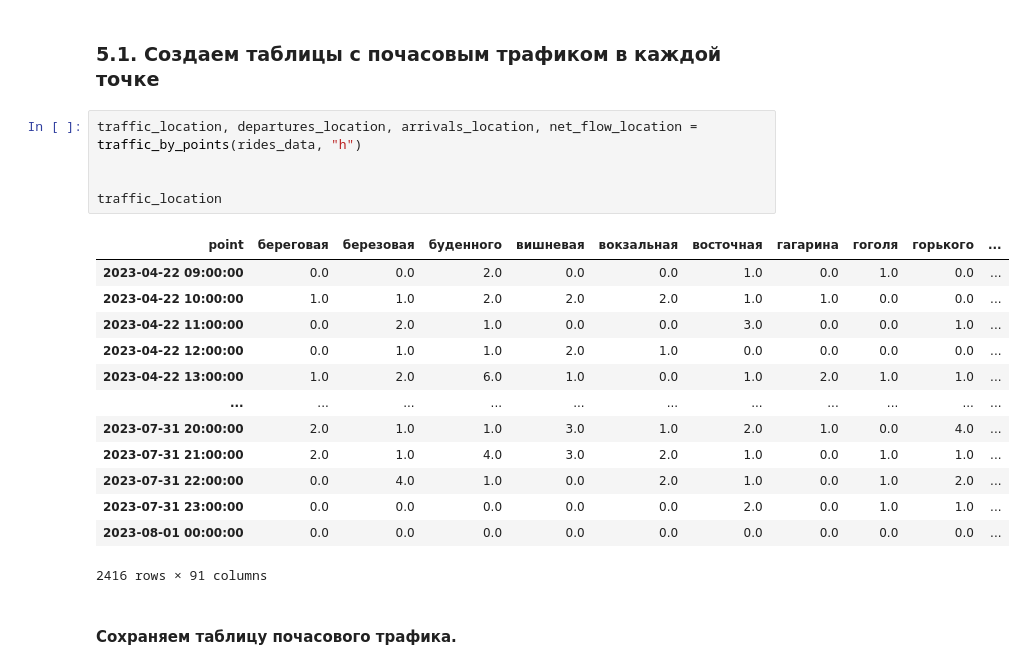
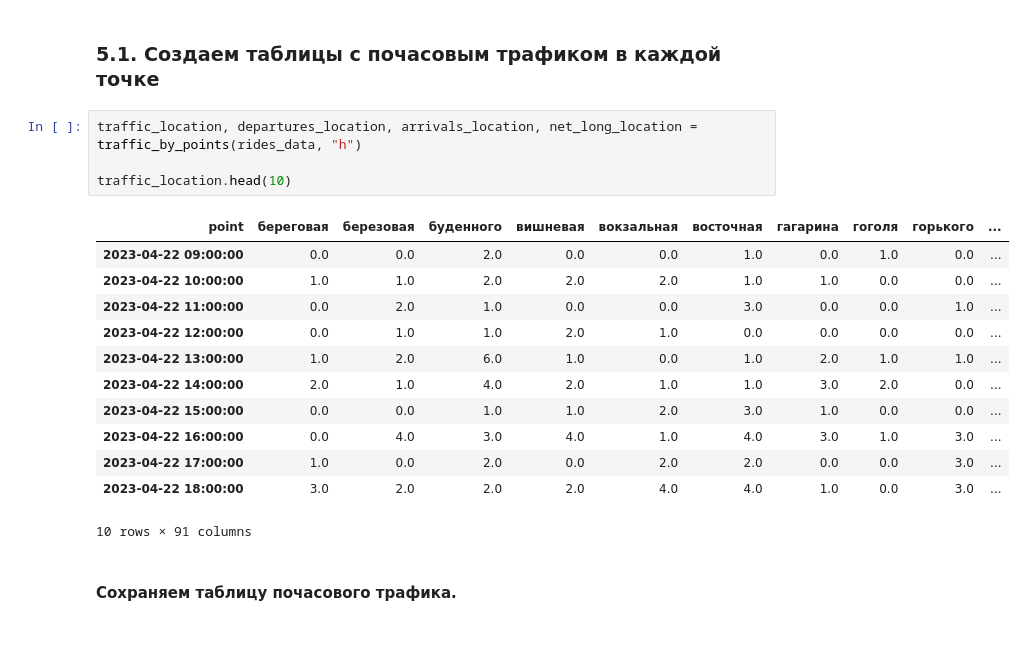
Before and after one commit to fIIame/scooter_sharing_analysis, a Jupyter notebook: notebooks/EDA.ipynb, the cells around one changed output. Saved outputs shown, nothing was run; the diff lists cells and outputs as text; blank space fills up the shorter version.

```diff
--- a/notebooks/EDA.ipynb
+++ b/notebooks/EDA.ipynb
@@ -356,24 +356,22 @@ print_did_avg_price(mon_morning_avg_price, mon_midday_avg_price, control_morning
 # %% [markdown]
 ### 5.1. Создаем таблицы с почасовым трафиком в каждой точке
 # %%
-traffic_location, departures_location, arrivals_location, net_flow_location = traffic_by_points(rides_data, "h")
+traffic_location, departures_location, arrivals_location, net_long_location = traffic_by_points(rides_data, "h")
 
-
-traffic_location
+traffic_location.head(10)
 # %% [output]
 | point | береговая | березовая | буденного | вишневая | вокзальная | восточная | гагарина | гоголя | горького | ... |
 | 2023-04-22 09:00:00 | 0.0 | 0.0 | 2.0 | 0.0 | 0.0 | 1.0 | 0.0 | 1.0 | 0.0 | ... |
 | 2023-04-22 10:00:00 | 1.0 | 1.0 | 2.0 | 2.0 | 2.0 | 1.0 | 1.0 | 0.0 | 0.0 | ... |
 | 2023-04-22 11:00:00 | 0.0 | 2.0 | 1.0 | 0.0 | 0.0 | 3.0 | 0.0 | 0.0 | 1.0 | ... |
 | 2023-04-22 12:00:00 | 0.0 | 1.0 | 1.0 | 2.0 | 1.0 | 0.0 | 0.0 | 0.0 | 0.0 | ... |
 | 2023-04-22 13:00:00 | 1.0 | 2.0 | 6.0 | 1.0 | 0.0 | 1.0 | 2.0 | 1.0 | 1.0 | ... |
-| ... | ... | ... | ... | ... | ... | ... | ... | ... | ... | ... |
-| 2023-07-31 20:00:00 | 2.0 | 1.0 | 1.0 | 3.0 | 1.0 | 2.0 | 1.0 | 0.0 | 4.0 | ... |
-| 2023-07-31 21:00:00 | 2.0 | 1.0 | 4.0 | 3.0 | 2.0 | 1.0 | 0.0 | 1.0 | 1.0 | ... |
-| 2023-07-31 22:00:00 | 0.0 | 4.0 | 1.0 | 0.0 | 2.0 | 1.0 | 0.0 | 1.0 | 2.0 | ... |
-| 2023-07-31 23:00:00 | 0.0 | 0.0 | 0.0 | 0.0 | 0.0 | 2.0 | 0.0 | 1.0 | 1.0 | ... |
-| 2023-08-01 00:00:00 | 0.0 | 0.0 | 0.0 | 0.0 | 0.0 | 0.0 | 0.0 | 0.0 | 0.0 | ... |
+| 2023-04-22 14:00:00 | 2.0 | 1.0 | 4.0 | 2.0 | 1.0 | 1.0 | 3.0 | 2.0 | 0.0 | ... |
+| 2023-04-22 15:00:00 | 0.0 | 0.0 | 1.0 | 1.0 | 2.0 | 3.0 | 1.0 | 0.0 | 0.0 | ... |
+| 2023-04-22 16:00:00 | 0.0 | 4.0 | 3.0 | 4.0 | 1.0 | 4.0 | 3.0 | 1.0 | 3.0 | ... |
+| 2023-04-22 17:00:00 | 1.0 | 0.0 | 2.0 | 0.0 | 2.0 | 2.0 | 0.0 | 0.0 | 3.0 | ... |
+| 2023-04-22 18:00:00 | 3.0 | 2.0 | 2.0 | 2.0 | 4.0 | 4.0 | 1.0 | 0.0 | 3.0 | ... |
-2416 rows × 91 columns
+10 rows × 91 columns
 # %% [markdown]
 #### Сохраняем таблицу почасового трафика.
 # %%
```
Also changed, not shown: parts of 10 cells of this notebook, 1 other file.
